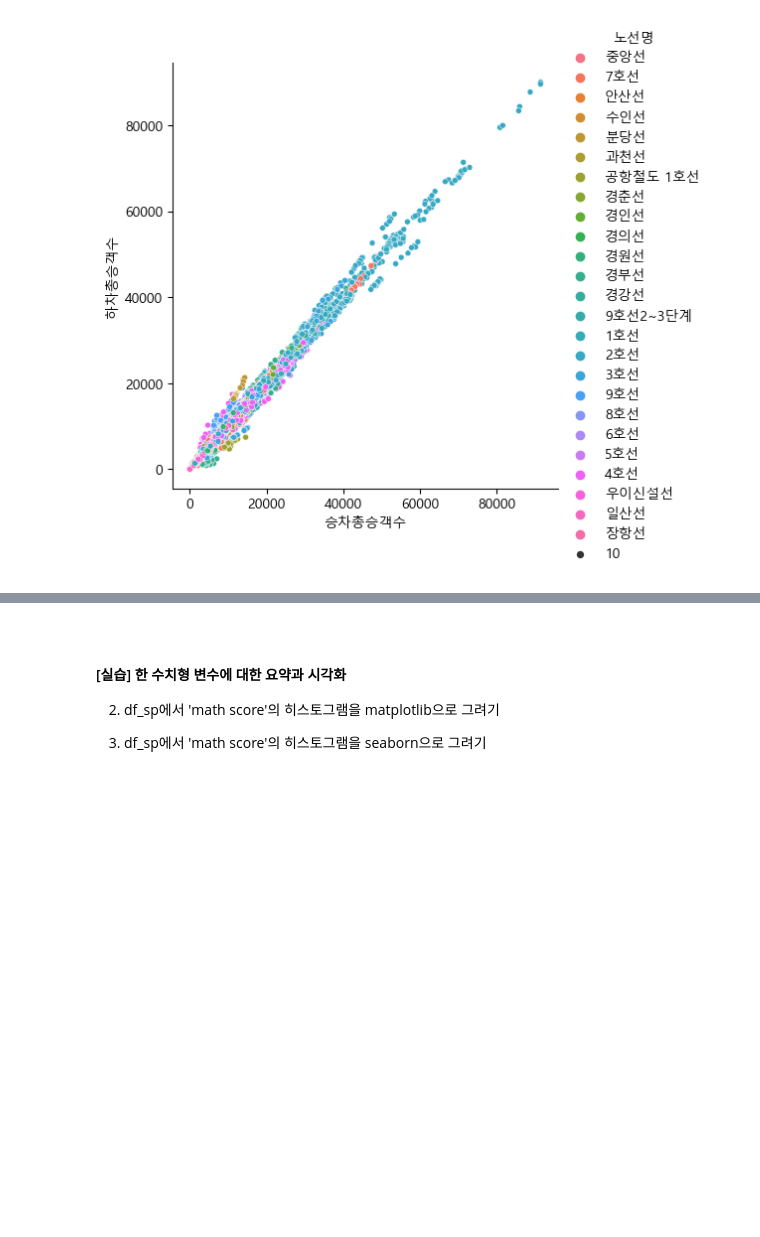
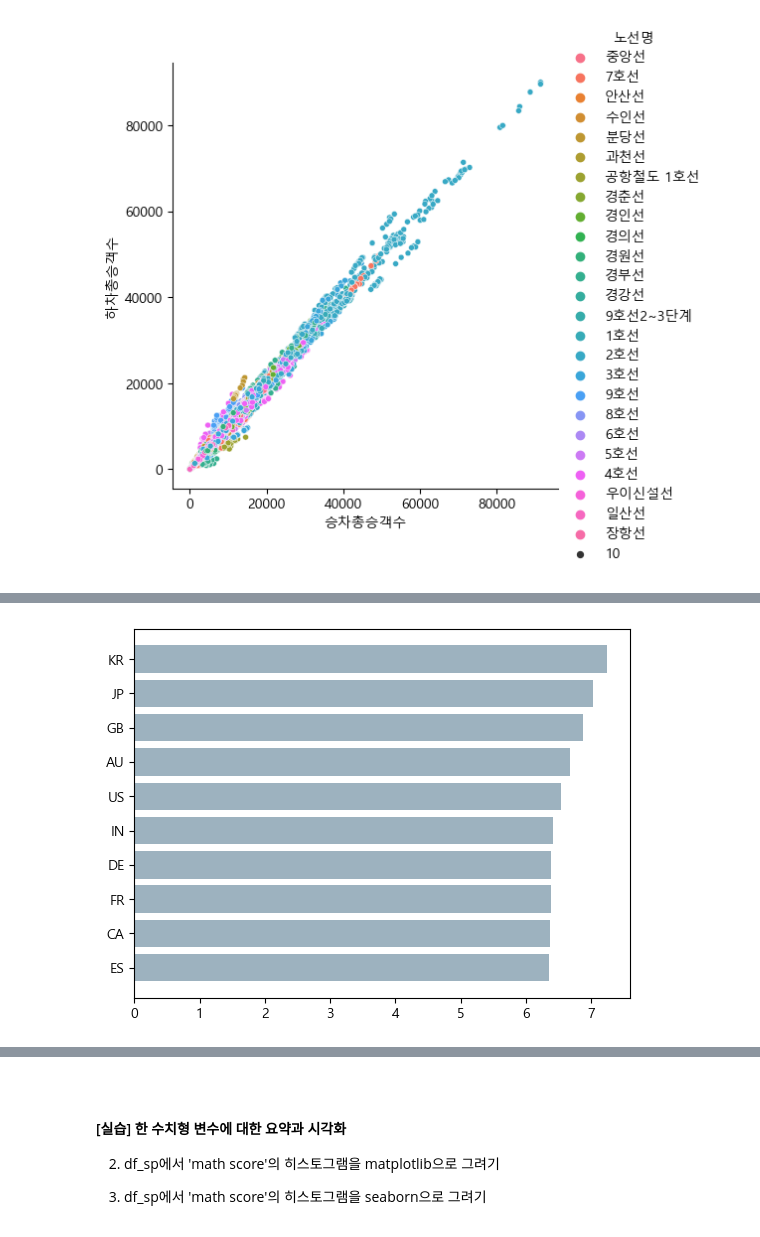
Before and after one commit to dnjsclf145/CDsamsung, a Jupyter notebook: 06실습답안.ipynb, the cells around one changed output, grey strips where cells are left out. Saved outputs shown, nothing was run; the diff lists cells and outputs as text; code cells hidden in the pictures; blank space fills up the shorter version.

```diff
--- a/06실습답안.ipynb
+++ b/06실습답안.ipynb
@@ -73,0 +85,4 @@ plt.show()
+# %%
+import pandas as pd
+df_nf = pd.read_csv('./data/titles.csv')
+df_nf
@@ -73,0 +103,14 @@ plt.show()
+# %%
+def country(x):
+    x = x.replace('[','')
+    x = x.replace(']','')
+    x = x.replace("'",'')
+    wl = x.split(',')
+    return wl[0]
+
+df_nf['country'] = df_nf['production_countries'].apply(country)
+nf_gp = df_nf.groupby('country')[['imdb_votes']].sum()
+nf_gp['imdb_score'] = df_nf.groupby('country')['imdb_score'].mean()
+nf_sort = nf_gp.sort_values('imdb_votes', ascending = False)
+top_10 = nf_sort.iloc[:10]
+top_10
@@ -73,0 +130,6 @@ plt.show()
+# %%
+top_10 = top_10.sort_values('imdb_score', ascending = True)
+plt.barh(top_10.index,top_10['imdb_score'], color = '#9DB2BF')
+plt.show()
+# %% [output]
+[figure, added]
```
Also changed, not shown: parts of 8 cells of this notebook, 4 other files.
